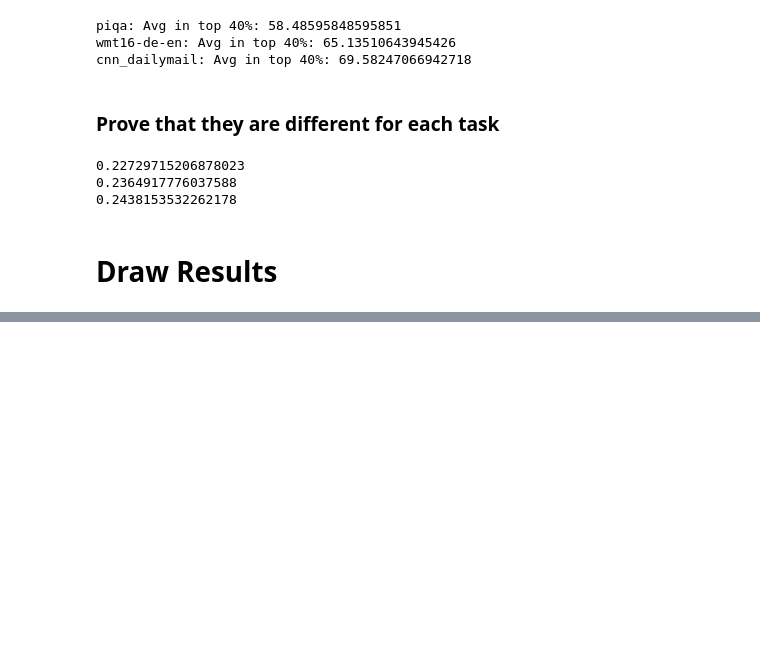
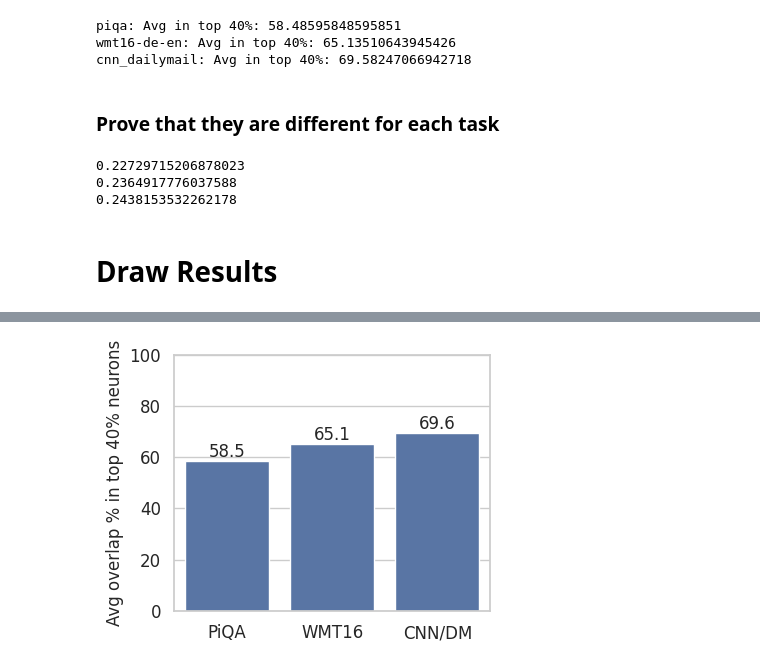
Before and after one commit to Huzifa1/PartInfer, a Jupyter notebook: statistics/analyze_insights.ipynb, the cells around one changed output, grey strips where cells are left out. Saved outputs shown, nothing was run; the diff lists cells and outputs as text; code cells hidden in the pictures; blank space fills up the shorter version.

Commit message:
Change figure designs

```diff
--- a/statistics/analyze_insights.ipynb
+++ b/statistics/analyze_insights.ipynb
@@ -183,0 +96,96 @@ Passing `palette` without assigning `hue` is deprecated and will be removed in v
+# %%
+import matplotlib.pyplot as plt
+import seaborn as sns
+import numpy as np
+
+# Global style for paper-quality plots
+sns.set_theme(style="whitegrid")
+FIGSIZE = (4.2, 3.3)   # consistent size for all figures (good for 2-column papers)
+FONTSIZE = 12
+
+# -------------------------------
+# 1. Task-specific overlaps (intra-task)
+# -------------------------------
+task_specific = {
+    "PiQA": 58.485,
+    "WMT16": 65.135,
+    "CNN/DM": 69.582
+}
+
+plt.figure(figsize=FIGSIZE)
+sns.barplot(x=list(task_specific.keys()),
+            y=list(task_specific.values()),
+            color="#4C72B0")
+
+plt.ylabel("Avg overlap % in top 40% neurons", fontsize=FONTSIZE)
+plt.ylim(0, 100)
+plt.xticks(fontsize=FONTSIZE)
+plt.yticks(fontsize=FONTSIZE)
+
+for i, v in enumerate(task_specific.values()):
+    plt.text(i, v + 1.5, f"{v:.1f}", ha="center", fontsize=FONTSIZE)
+
+plt.tight_layout()
+plt.savefig("task-specific-neurons-insight.pdf")
+plt.show()
+
+
+# -------------------------------
+# 2. Cross-task overlaps (inter-task)
+# -------------------------------
+cross_task = {
+    "PiQA-WMT16": 22.7,
+    "PiQA-CNN/DM": 23.6,
+    "WMT16-CNN/DM": 24.3
+}
+
+plt.figure(figsize=FIGSIZE)
+sns.barplot(x=list(cross_task.keys()),
+            y=list(cross_task.values()),
+            color="#DD8452")
+
+plt.ylabel("Avg overlap % in top 40% neurons", fontsize=FONTSIZE)
+plt.ylim(0, 100)
+ax = plt.gca()
+ax.yaxis.set_label_coords(-0.15, 0.4)
+plt.xticks(fontsize=FONTSIZE, rotation=15)
+plt.yticks(fontsize=FONTSIZE)
+
+for i, v in enumerate(cross_task.values()):
+    plt.text(i, v + 1.5, f"{v:.1f}", ha="center", fontsize=FONTSIZE)
+
+plt.tight_layout()
+plt.savefig("task-specific-overlap.pdf")
+plt.show()
+
+
+# -------------------------------
+# 3. Model-level neuron overlap
+# -------------------------------
+model_neurons = {
+    "PiQA-WMT16": 67.94,
+    "PiQA-CNN/DM": 72.86,
+    "WMT16-CNN/DM": 71.85,
+    "All tasks": 59.90
+}
+
+plt.figure(figsize=FIGSIZE)
+sns.barplot(x=list(model_neurons.keys()),
+            y=list(model_neurons.values()),
+            color="#55A868")
+
+plt.ylabel("Avg overlap % in top 40% neurons", fontsize=FONTSIZE)
+ax = plt.gca()
+ax.yaxis.set_label_coords(-0.15, 0.35)
+plt.ylim(0, 100)
+plt.xticks(fontsize=FONTSIZE, rotation=20)
+plt.yticks(fontsize=FONTSIZE)
+
+for i, v in enumerate(model_neurons.values()):
+    plt.text(i, v + 1.5, f"{v:.1f}", ha="center", fontsize=FONTSIZE)
+
+plt.tight_layout()
+plt.savefig("model-neurons-insight.pdf")
+plt.show()
+# %% [output]
+[figure, added]
```
Also changed, not shown: parts of 2 cells of this notebook.
